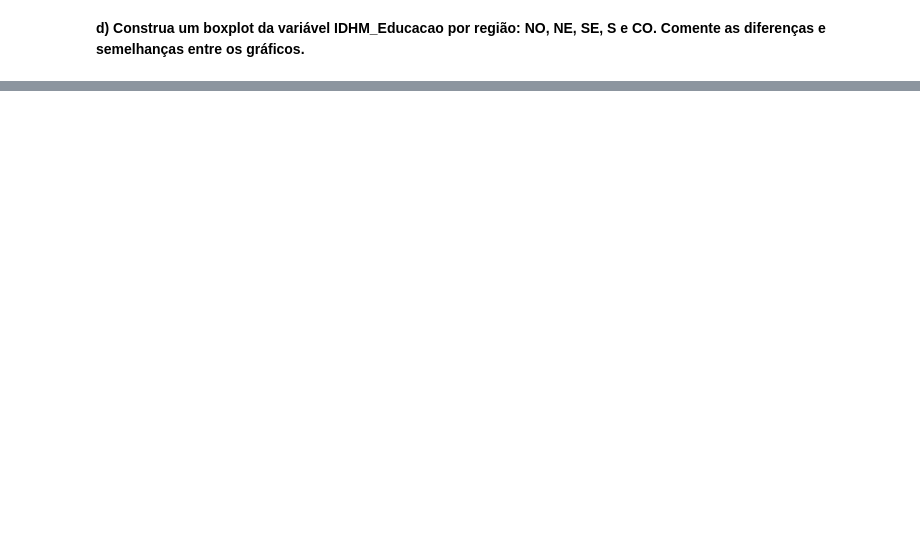
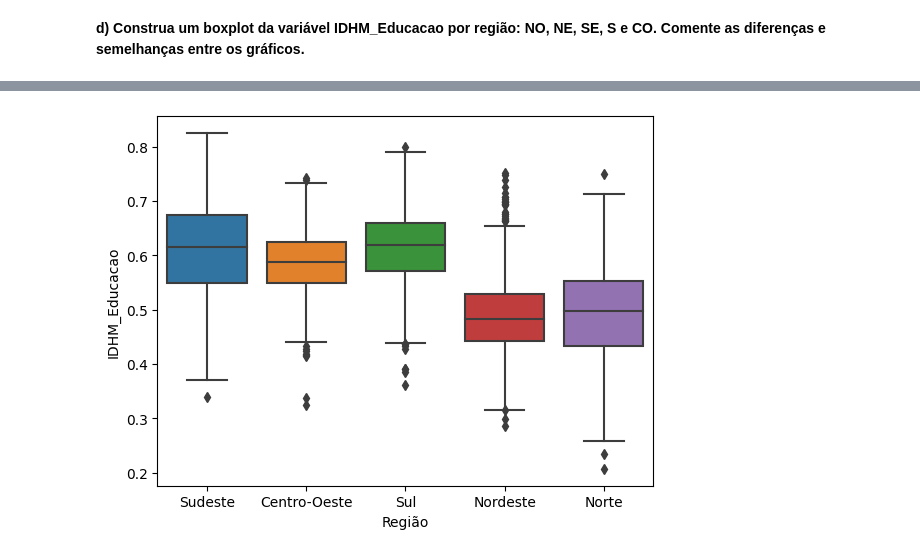
Before and after one commit to ricardo-paganini/Analytics-IDHMBrasil, a Jupyter notebook: Analytics-IDHM.ipynb, the cells around one changed output, grey strips where cells are left out. Cells and saved outputs as stored; diff of their text form; code cells hidden in the pictures; blank space fills up the shorter version.

```diff
--- a/Analytics-IDHM.ipynb
+++ b/Analytics-IDHM.ipynb
@@ -331,7 +155,7 @@ df3 = df2.copy()
 # %% [markdown]
 **a) Interessado em saber quais são os municípios com piores IDHM, qual seria o valor que separaria os 25% dos municípios com IDHM mais baixos?**
 # %%
-df_idhm = df3[['Estado','IDHM']].sort_values(by='IDHM', ascending=True)
+df_idhm = df2[['Estado','IDHM']].sort_values(by='IDHM', ascending=True)
 df_idhm.describe()
 # %% [output]
 |  | IDHM |
@@ -443,2 +266,20 @@ df_idhm_regiao.groupby(by=['Região','Classificação_IDHM']).count()
 # %% [markdown]
 **d) Construa um boxplot da variável IDHM_Educacao por região: NO, NE, SE, S e CO. Comente as diferenças e semelhanças entre os gráficos.**
+# %%
+df_idhm_edu = df2.copy()
+# %%
+# Classificando o IDHM_Educação e Classificando a região de acordo com o Estado
+
+for i in df_idhm_edu.index:
+    if df_idhm_edu.loc[i,'IDHM_Educacao'] < 0.550:
+        df_idhm_edu.loc[i,'Classificação_IDHM'] = 'Baixo'
+    if df_idhm_edu.loc[i,'IDHM_Educacao'] >= 0.550 and df_idhm_edu.loc[i,'IDHM_Educacao'] <= 0.699:
+        df_idhm_edu.loc[i,'Classificação_IDHM'] = 'Médio'
+    if df_idhm_edu.loc[i,'IDHM_Educacao'] >= 0.700 and df_idhm_edu.loc[i,'IDHM_Educacao'] <= 0.799:
+        df_idhm_edu.loc[i,'Classificação_IDHM'] = 'Alto'
+    if df_idhm_edu.loc[i,'IDHM_Educacao'] >= 0.800:
+        df_idhm_edu.loc[i,'Classificação_IDHM'] = 'Muito Alto'
+
+df_idhm_edu = pd.merge(left=df_idhm_edu, right=df_regiao, how='inner', on='Estado')
+
+df_idhm_edu
@@ -444,0 +300,4 @@ df_idhm_regiao.groupby(by=['Região','Classificação_IDHM']).count()
+# %%
+sb.boxplot(data=df_idhm_edu, x='Região', y='IDHM_Educacao');
+# %% [output]
+[figure, added]
```
Also changed, not shown: parts of 34 cells of this notebook.
